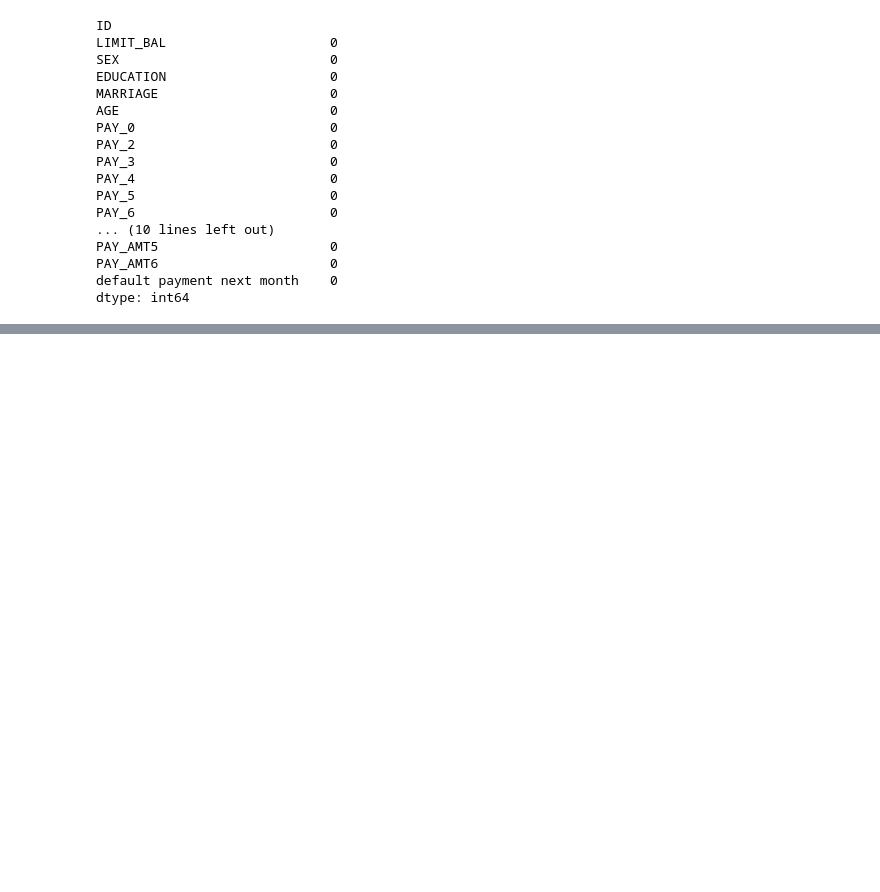
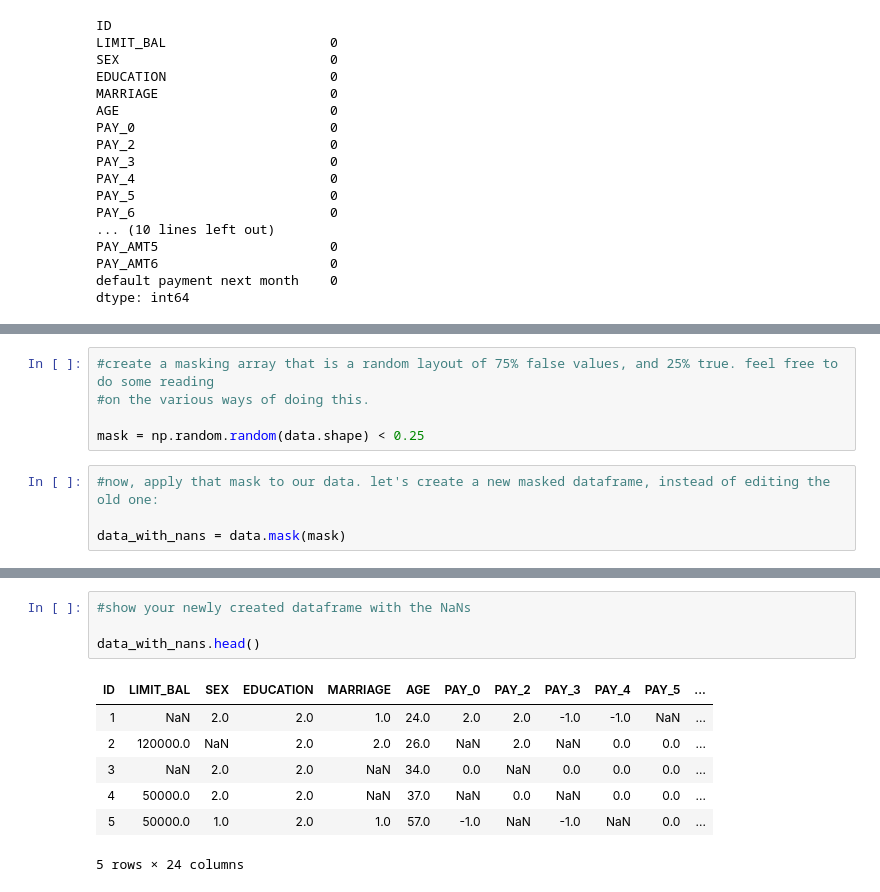
Before and after one commit to ZipCodeCore/DataEngineering.Labs.Libraries, a Jupyter notebook: Pandas - Part 4 (df problems, missing data)/Pandas Basics - Pt. 4.ipynb, the cells around one changed output, grey strips where cells are left out. Cells and saved outputs as stored; diff of their text form; blank space fills up the shorter version.

```diff
--- a/Pandas - Part 4 (df problems, missing data)/Pandas Basics - Pt. 4.ipynb
+++ b/Pandas - Part 4 (df problems, missing data)/Pandas Basics - Pt. 4.ipynb
@@ -158,0 +162,9 @@ Looks like we got lucky again :) Let's make things harder on ourselves and rando
+# %%
+#create a masking array that is a random layout of 75% false values, and 25% true. feel free to do some reading
+#on the various ways of doing this.
+
+mask = np.random.random(data.shape) < 0.25
+# %%
+#now, apply that mask to our data. let's create a new masked dataframe, instead of editing the old one:
+
+data_with_nans = data.mask(mask)
@@ -158,0 +193,12 @@ Looks like we got lucky again :) Let's make things harder on ourselves and rando
+# %%
+#show your newly created dataframe with the NaNs
+
+data_with_nans.head()
+# %% [output]
+| ID | LIMIT_BAL | SEX | EDUCATION | MARRIAGE | AGE | PAY_0 | PAY_2 | PAY_3 | PAY_4 | PAY_5 | ... |
+| 1 | NaN | 2.0 | 2.0 | 1.0 | 24.0 | 2.0 | 2.0 | -1.0 | -1.0 | NaN | ... |
+| 2 | 120000.0 | NaN | 2.0 | 2.0 | 26.0 | NaN | 2.0 | NaN | 0.0 | 0.0 | ... |
+| 3 | NaN | 2.0 | 2.0 | NaN | 34.0 | 0.0 | NaN | 0.0 | 0.0 | 0.0 | ... |
+| 4 | 50000.0 | 2.0 | 2.0 | NaN | 37.0 | NaN | 0.0 | NaN | 0.0 | 0.0 | ... |
+| 5 | 50000.0 | 1.0 | 2.0 | 1.0 | 57.0 | -1.0 | NaN | -1.0 | NaN | 0.0 | ... |
+5 rows × 24 columns
```
Also changed, not shown: parts of 12 cells of this notebook.
